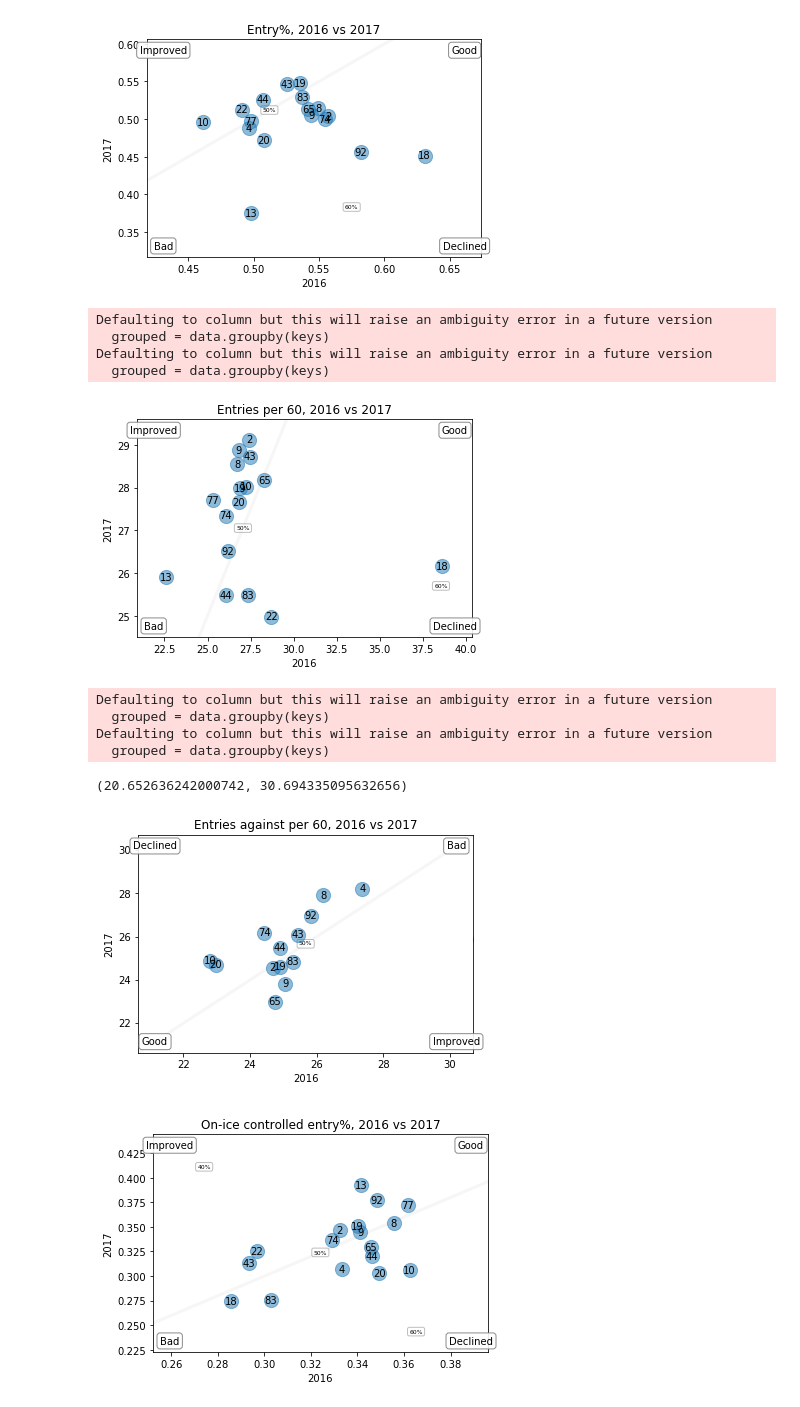
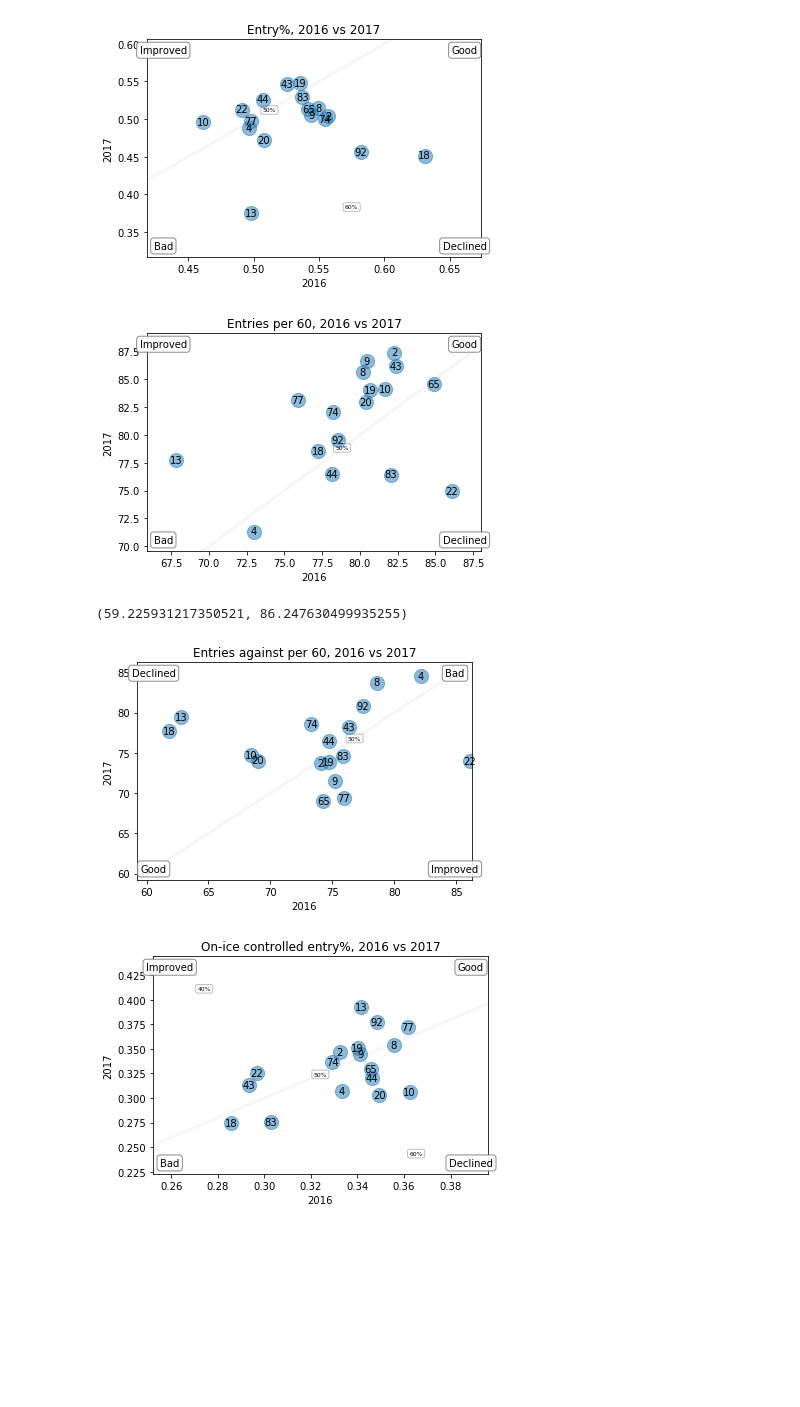
Before and after one commit to muneebalam/scrapenhl2, a Jupyter notebook: examples/Entry and Exit Comparison.ipynb, the cells around one changed output. Saved outputs shown, nothing was run; the diff lists cells and outputs as text; code cells hidden in the pictures; blank space fills up the shorter version.

```diff
--- a/examples/Entry and Exit Comparison.ipynb
+++ b/examples/Entry and Exit Comparison.ipynb
@@ -844,39 +844,35 @@ Defaulting to column but this will raise an ambiguity error in a future version
 # %%
 title('Entries per 60, 2016 vs 2017')
 xlabel('2016')
 ylabel('2017')
 
 tmp = entries60[['Season', 'Player', 'WSH60']] \
-    .groupby(['Season', 'Player', 'WSH60'], as_index=False) \
+    .groupby(['Season', 'Player'], as_index=False) \
     .sum()
 
 tmp = tmp.pivot_table(index='Player', columns='Season', values='WSH60')
 
 scatter(tmp.loc[:, 2016].values, tmp.loc[:, 2017].values, s=200, alpha=0.5)
-for p, e1, e2, _ in tmp.itertuples():
+for p, e1, e2 in tmp.itertuples():
     annotate(p[:-3], xy=(e1, e2), ha='center', va='center')
 
 vhelper.add_good_bad_fast_slow(bottomleft='Bad', topleft='Improved', topright='Good', bottomright='Declined')
 vhelper.add_cfpct_ref_lines_to_plot(ax=gca(), refs=[50])
 # %% [output]
-Defaulting to column but this will raise an ambiguity error in a future version
-  grouped = data.groupby(keys)
-Defaulting to column but this will raise an ambiguity error in a future version
-  grouped = data.groupby(keys)
-[figure, old version]
+[figure, new version]
 # %%
 title('Entries against per 60, 2016 vs 2017')
 xlabel('2016')
 ylabel('2017')
 
 tmp = entries60[['Season', 'Player', 'Opp60']] \
-    .groupby(['Season', 'Player', 'Opp60'], as_index=False) \
+    .groupby(['Season', 'Player'], as_index=False) \
     .sum()
 
 tmp = tmp.pivot_table(index='Player', columns='Season', values='Opp60')
 
 scatter(tmp.loc[:, 2016].values, tmp.loc[:, 2017].values, s=200, alpha=0.5)
-for p, e1, e2, _ in tmp.itertuples():
+for p, e1, e2 in tmp.itertuples():
     annotate(p[:-3], xy=(e1, e2), ha='center', va='center')
 
 vhelper.add_good_bad_fast_slow(bottomleft='Good', topleft='Declined', topright='Bad', bottomright='Improved')
@@ -885,12 +881,8 @@ vhelper.add_cfpct_ref_lines_to_plot(ax=gca(), refs=[50])
 ylim(bottom=xlim()[0])
 xlim(right=ylim()[1])
 # %% [output]
-Defaulting to column but this will raise an ambiguity error in a future version
-  grouped = data.groupby(keys)
-Defaulting to column but this will raise an ambiguity error in a future version
-  grouped = data.groupby(keys)
+(59.225931217350521, 86.247630499935255)
-(20.652636242000742, 30.694335095632656)
-[figure, old version]
+[figure, new version]
 # %%
 sums = entries60[['Season', 'Player', 'WSH', 'Opp']] \
     .groupby(['Season', 'Player'], as_index=False) \
```
